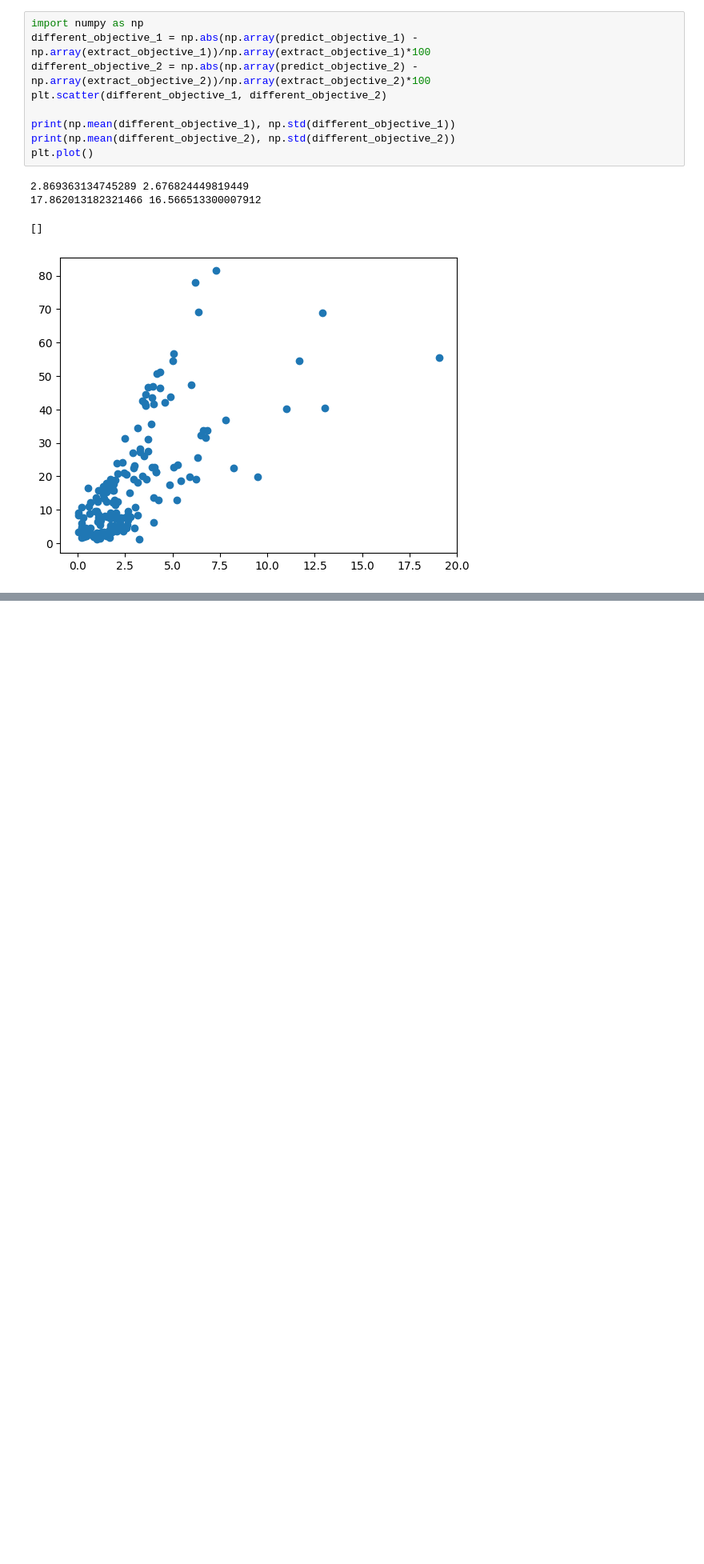
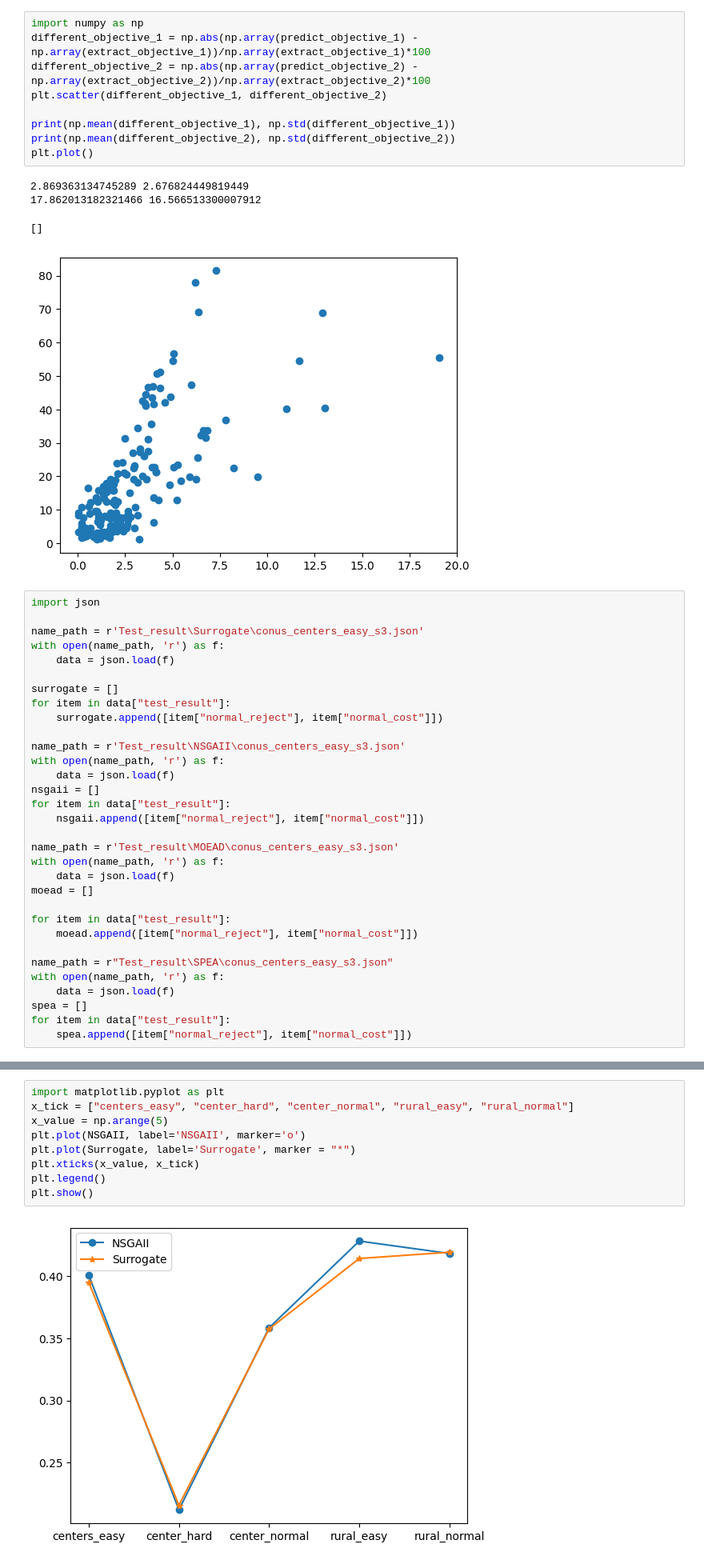
Before and after one commit to trongducKT/SMOGP_Dynamic_VNF, a Jupyter notebook: drawn.ipynb, the cells around one changed output, grey strips where cells are left out. Shown at 80% size. Saved outputs shown, nothing was run; the diff lists cells and outputs as text; blank space fills up the shorter version.

```diff
--- a/drawn.ipynb
+++ b/drawn.ipynb
@@ -109,3 +109,35 @@ plt.plot()
 17.862013182321466 16.566513300007912
 []
 [figure]
+# %%
+import json
+
+name_path = r'Test_result\Surrogate\conus_centers_easy_s3.json'
+with open(name_path, 'r') as f:
+    data = json.load(f)
+
+surrogate = []
+for item in data["test_result"]:
+    surrogate.append([item["normal_reject"], item["normal_cost"]])
+
+name_path = r'Test_result\NSGAII\conus_centers_easy_s3.json'
+with open(name_path, 'r') as f:
+    data = json.load(f)
+nsgaii = []
+for item in data["test_result"]:
+    nsgaii.append([item["normal_reject"], item["normal_cost"]])
+
+name_path = r'Test_result\MOEAD\conus_centers_easy_s3.json'
+with open(name_path, 'r') as f:
+    data = json.load(f)
+moead = []
+
+for item in data["test_result"]:
+    moead.append([item["normal_reject"], item["normal_cost"]])
+
+name_path = r"Test_result\SPEA\conus_centers_easy_s3.json"
+with open(name_path, 'r') as f:
+    data = json.load(f)
+spea = []
+for item in data["test_result"]:
+    spea.append([item["normal_reject"], item["normal_cost"]])
@@ -111,0 +270,11 @@ plt.plot()
+# %%
+import matplotlib.pyplot as plt
+x_tick = ["centers_easy", "center_hard", "center_normal", "rural_easy", "rural_normal"]
+x_value = np.arange(5)
+plt.plot(NSGAII, label='NSGAII', marker='o')
+plt.plot(Surrogate, label='Surrogate', marker = "*")
+plt.xticks(x_value, x_tick)
+plt.legend()
+plt.show()
+# %% [output]
+[figure, added]
```
Also changed, not shown: parts of 3 cells of this notebook, 48 other files.
